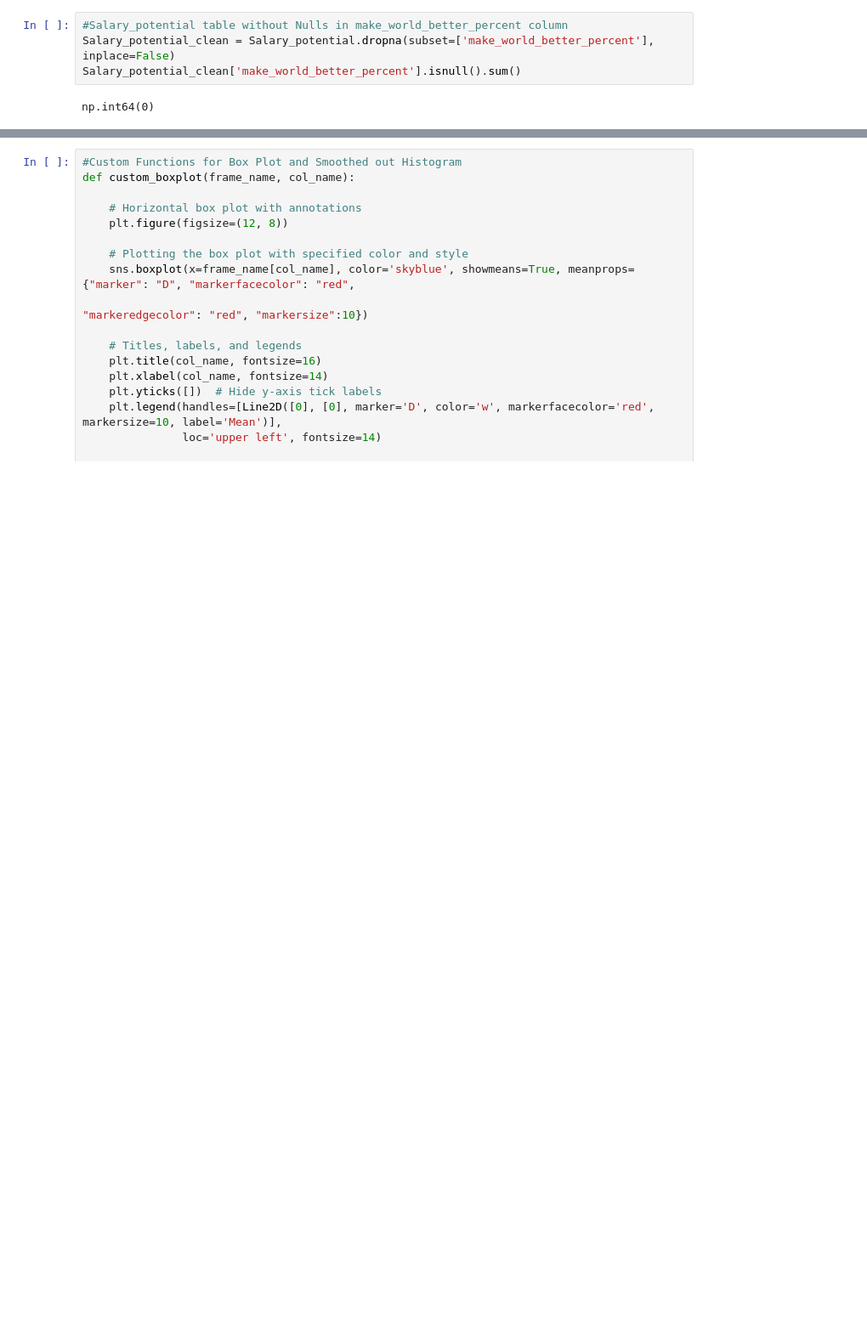
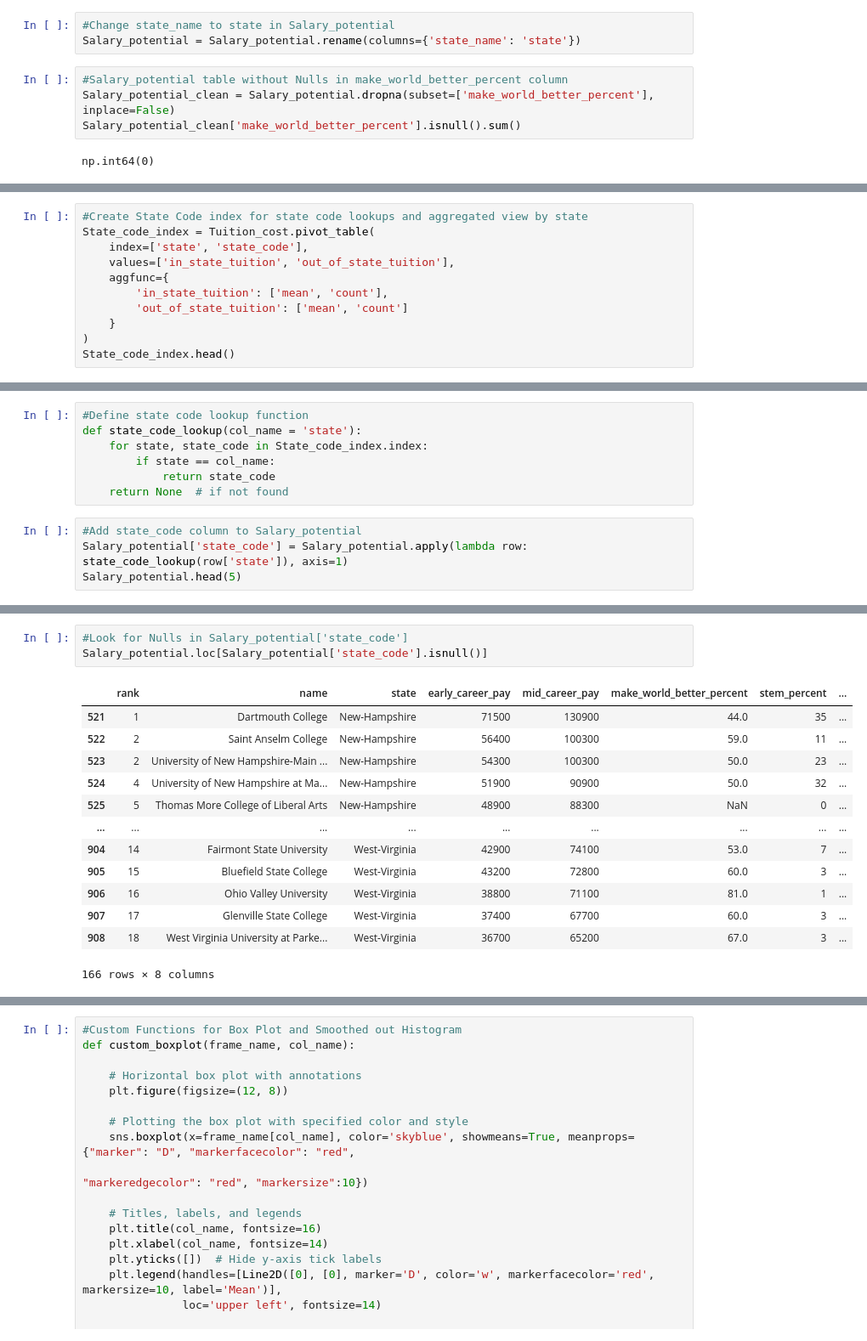
Before and after one commit to edwardweldon100/Python-Data-Analysis-Project, a Jupyter notebook: Python Project- College Tuition & Pay.ipynb, the cells around one changed output, grey strips where cells are left out. Shown: that part at 85% size. Drawn from its saved outputs; the diff is of its cells as text; blank space fills up the shorter version.

```diff
--- a/Python Project- College Tuition & Pay.ipynb
+++ b/Python Project- College Tuition & Pay.ipynb
@@ -215,6 +191,9 @@ Salary_potential = Salary_potential.drop_duplicates(subset='name', keep='first')
 Salary_potential[Salary_potential.duplicated(subset='name', keep = False)].sort_values('name', ascending=True)
 # %% [output]
 |  | rank | name | state_name | early_career_pay | mid_career_pay | make_world_better_percent | stem_percent |
+# %%
+#Change state_name to state in Salary_potential
+Salary_potential = Salary_potential.rename(columns={'state_name': 'state'})
 # %%
 #Salary_potential table without Nulls in make_world_better_percent column
 Salary_potential_clean = Salary_potential.dropna(subset=['make_world_better_percent'], inplace=False)
@@ -223,0 +209,11 @@ np.int64(0)
+# %%
+#Create State Code index for state code lookups and aggregated view by state
+State_code_index = Tuition_cost.pivot_table(
+    index=['state', 'state_code'],
+    values=['in_state_tuition', 'out_of_state_tuition'],
+    aggfunc={
+        'in_state_tuition': ['mean', 'count'],
+        'out_of_state_tuition': ['mean', 'count']
+    }
+)
+State_code_index.head()
@@ -223,0 +229,11 @@ np.int64(0)
+# %%
+#Define state code lookup function
+def state_code_lookup(col_name = 'state'):
+    for state, state_code in State_code_index.index:
+        if state == col_name:
+            return state_code
+    return None  # if not found
+# %%
+#Add state_code column to Salary_potential
+Salary_potential['state_code'] = Salary_potential.apply(lambda row: state_code_lookup(row['state']), axis=1)
+Salary_potential.head(5)
@@ -223,0 +258,17 @@ np.int64(0)
+# %%
+#Look for Nulls in Salary_potential['state_code']
+Salary_potential.loc[Salary_potential['state_code'].isnull()]
+# %% [output]
+|  | rank | name | state | early_career_pay | mid_career_pay | make_world_better_percent | stem_percent | ... |
+| 521 | 1 | Dartmouth College | New-Hampshire | 71500 | 130900 | 44.0 | 35 | ... |
+| 522 | 2 | Saint Anselm College | New-Hampshire | 56400 | 100300 | 59.0 | 11 | ... |
+| 523 | 2 | University of New Hampshire-Main ... | New-Hampshire | 54300 | 100300 | 50.0 | 23 | ... |
+| 524 | 4 | University of New Hampshire at Ma... | New-Hampshire | 51900 | 90900 | 50.0 | 32 | ... |
+| 525 | 5 | Thomas More College of Liberal Arts | New-Hampshire | 48900 | 88300 | NaN | 0 | ... |
+| ... | ... | ... | ... | ... | ... | ... | ... | ... |
+| 904 | 14 | Fairmont State University | West-Virginia | 42900 | 74100 | 53.0 | 7 | ... |
+| 905 | 15 | Bluefield State College | West-Virginia | 43200 | 72800 | 60.0 | 3 | ... |
+| 906 | 16 | Ohio Valley University | West-Virginia | 38800 | 71100 | 81.0 | 1 | ... |
+| 907 | 17 | Glenville State College | West-Virginia | 37400 | 67700 | 60.0 | 3 | ... |
+| 908 | 18 | West Virginia University at Parke... | West-Virginia | 36700 | 65200 | 67.0 | 3 | ... |
+166 rows × 8 columns
```
Also changed, not shown: parts of 17 cells of this notebook.
